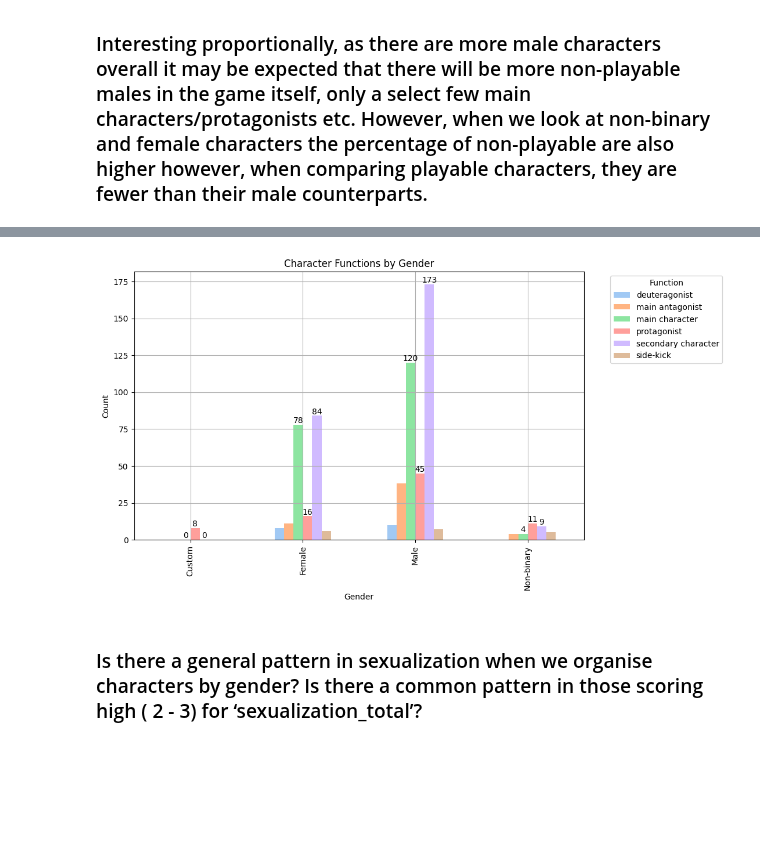
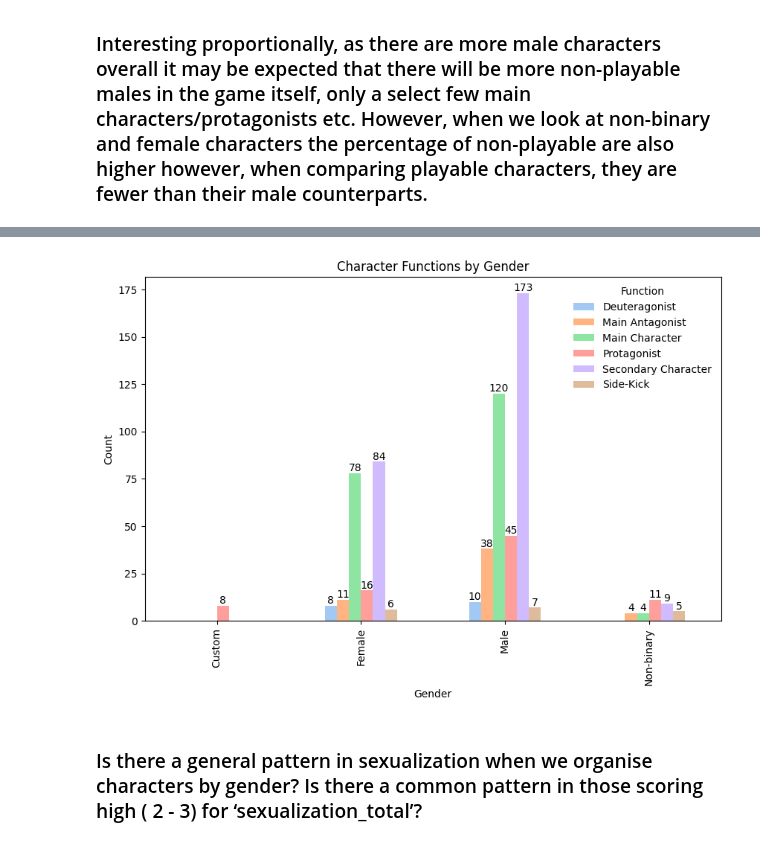
Before and after one commit to hayleyyryan/CFG_Degree_Project_Group_4, a Jupyter notebook: notebooks/archive/character_and_sexualization.ipynb, the cells around one changed output, grey strips where cells are left out. Drawn from its saved outputs; the diff is of its cells as text; code cells hidden in the pictures; blank space fills up the shorter version.

Commit message:
finishing with chars (eli)

```diff
--- a/notebooks/archive/character_and_sexualization.ipynb
+++ b/notebooks/archive/character_and_sexualization.ipynb
@@ -358,36 +396,30 @@ Name: proportion, dtype: object
 # ax.legend(labels=mylabels)
 # plt.show()
 # %%
-gender_play_age_bar = df_char[['Gender','Function']].value_counts().unstack()
-# to get pastel color from sns
+
+# pastel theme
+gender_play_age_bar = df_char[['Gender', 'Function']].value_counts().unstack()
 colors = sns.color_palette('pastel', n_colors=gender_play_age_bar.shape[1])
 
-# adding colors
 ax = gender_play_age_bar.plot(kind='bar', color=colors, figsize=(10, 6))
 
-# labels
-mylabels = ['deuteragonist', 'main antagonist', 'main character', 'protagonist', 'secondary character', 'side-kick']
-ax.legend(labels=mylabels, title='Function', bbox_to_anchor=(1.05, 1), loc='upper left')
+# adjusting mayus on first character
+mylabels = ['Deuteragonist', 'Main Antagonist', 'Main Character', 'Protagonist', 'Secondary Character', 'Side-Kick']
+ax.legend(labels=mylabels, title='Function', loc='upper right', bbox_to_anchor=(1, 1), frameon=False)
 
-
+# labels and tittle
 ax.set_xlabel('Gender')
 ax.set_ylabel('Count')
 ax.set_title('Character Functions by Gender')
 
-plt.grid(True)
-
-# number on only selected bars
-selected_functions = ['protagonist', 'main character', 'secondary character']
-selected_columns = [mylabels.index(func) for func in selected_functions]  # index of selected functions
-
-for idx, container in enumerate(ax.containers):
-    if idx in selected_columns:  # only labels on selected bars
-        ax.bar_label(container, label_type='edge', fontsize=10)
+# if value = 0 won't show anything
+for container in ax.containers:
+    ax.bar_label(container, label_type='edge', fontsize=10, labels=[f'{int(v)}' if v > 0 else '' for v in container.datavalues])
 
 
 plt.show()
 # %% [output]
-[figure, old version]
+[figure, new version]
 # %% [markdown]
 ### Is there a general pattern in sexualization when we organise characters by gender? Is there a common pattern in those scoring high ( 2 - 3) for ‘sexualization_total’?
 # %%
```
Also changed, not shown: parts of 2 cells of this notebook.
